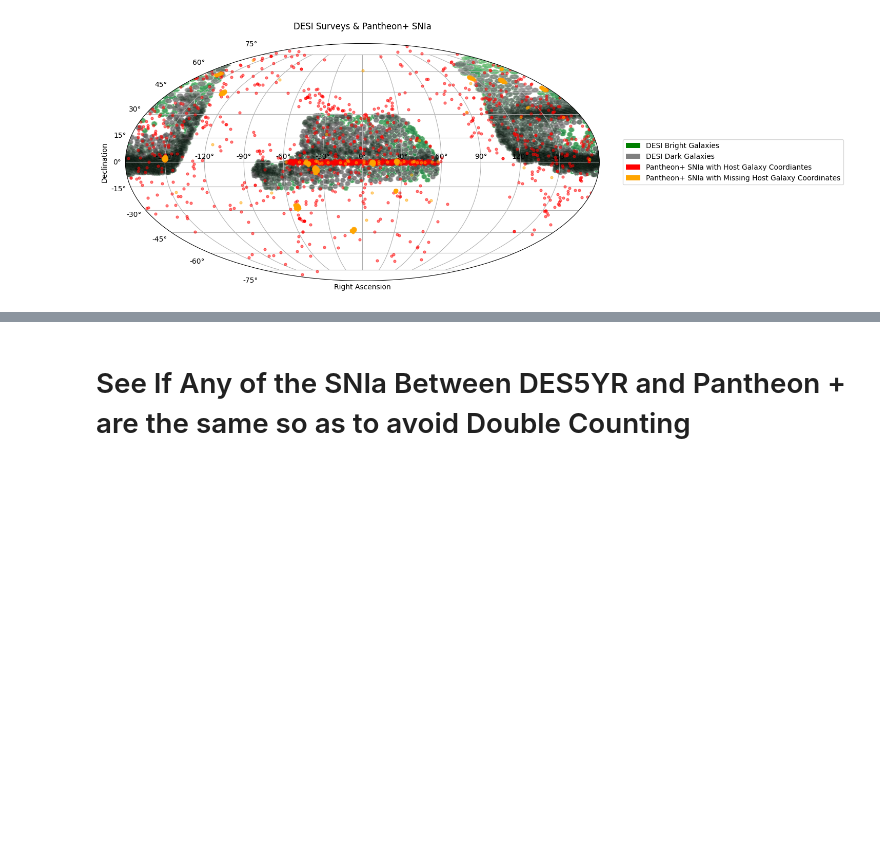
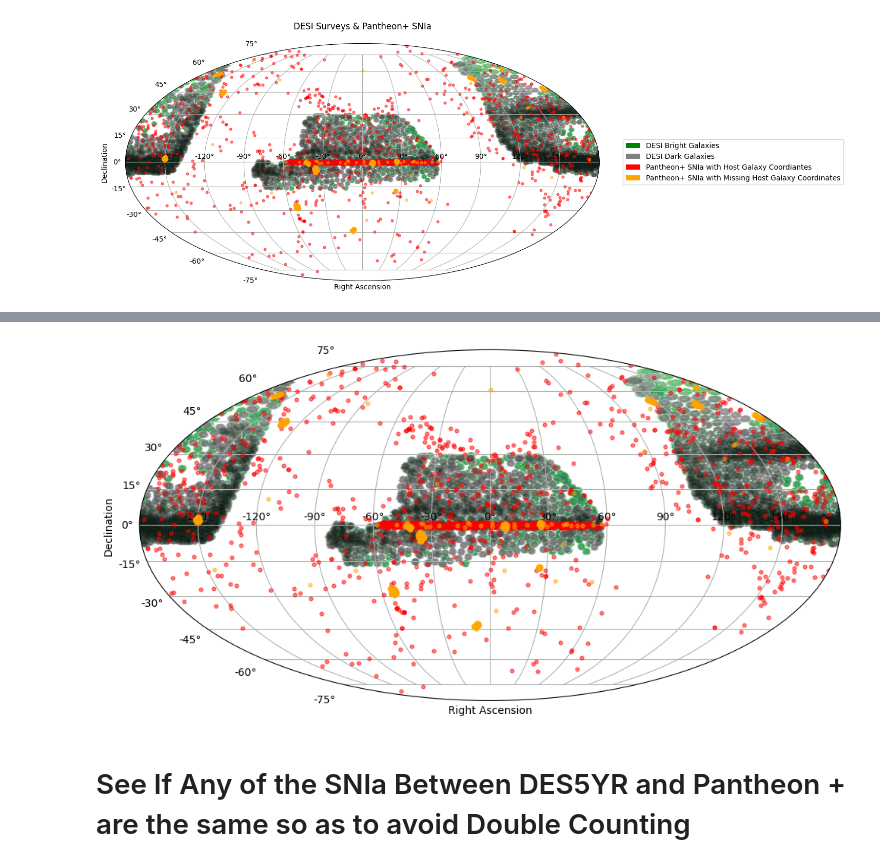
Before and after one commit to chernya4/first_paper, a Jupyter notebook: Pantheon_plus_DESI_explore.ipynb, the cells around one changed output, grey strips where cells are left out. Drawn from its saved outputs; the diff is of its cells as text; code cells hidden in the pictures; blank space fills up the shorter version.

Commit message:
Explored Work Done So Far for DES and Pantheon+

```diff
--- a/Pantheon_plus_DESI_explore.ipynb
+++ b/Pantheon_plus_DESI_explore.ipynb
@@ -146,0 +149,83 @@ Does not have host galaxy info 926
+# %%
+def prepare_coords(ra_deg, dec_deg):
+    """Convert RA/DEC from degrees to Mollweide-friendly radians."""
+    ra = np.deg2rad(ra_deg)
+    dec = np.deg2rad(dec_deg)
+    ra = np.remainder(ra + 2*np.pi, 2*np.pi)
+    ra[ra > np.pi] -= 2*np.pi
+    return -ra, dec
+
+# === Load DESI Bright ===
+bright = Table.read("DES5YR_DESI_match_data/desi_galaxy_metadata.fits")
+ra_bright, dec_bright = prepare_coords(bright['RA'], bright['DEC'])
+
+# === Load DESI Dark ===
+dark = Table.read("DES5YR_DESI_match_data/desi_galaxy_metadata_dark.fits")
+ra_dark, dec_dark = prepare_coords(dark['RA'], dark['DEC'])
+
+# === Load Pantheon+ SNIa w/t Host Galaxy Information Inlcuded ===
+# Note: we will be using Host Galaxy Coordiantes Here
+snia_df = pd.read_csv("Pantheon_plus_DESI_match_data/all_redshifts_PVs.csv")
+ra_hosts, dec_hosts = prepare_coords(snia_df['RA_host'], snia_df['Dec_host'])
+
+# === Load Pantheon+ SNIa w/t Missing Host Galaxy Informaiton ===
+# NOte: we will be using the Actual SNIa coordiantes here.
+missing_df = pd.read_csv("Pantheon_plus_DESI_match_data/all_redshifts_PVs_missing_host_coords.csv")
+ra_snia_missing, dec_snia_missing = prepare_coords(missing_df['RA'], missing_df['Dec'])
+
+
+# === Plot ===
+plt.figure(figsize=(13, 6))
+ax = plt.subplot(111, projection='mollweide')
+
+# Flatten arrays for hexbin
+x_bright, y_bright = ra_bright.flatten(), dec_bright.flatten()
+x_dark, y_dark = ra_dark.flatten(), dec_dark.flatten()
+
+# Hexbin with LogNorm for density contrast
+
+# DESI Bright (density)
+hb1 = ax.hexbin(x_bright, y_bright, gridsize=500, cmap='Greens',
+                mincnt=1, linewidths=0, norm=LogNorm())
+
+# DESI Dark (density)
+hb2 = ax.hexbin(x_dark, y_dark, gridsize=500, cmap='Greys',
+                mincnt=1, linewidths=0, norm=LogNorm())
+
+
+# SNIa with included Host Galaxy Information
+# Note: Host Galaxy coordiantes
+ax.plot(ra_hosts, dec_hosts, 'r.', markersize=7, alpha=0.5, label='Pantheon+ Host Galaxies')
+print("Has host galaxy info " + str(len(ra_hosts)))
+
+# SNIa with missing Host Galaxy Infroamtion
+# Note: the SNIa coordaintes are included in there
+ax.plot(ra_snia_missing, dec_snia_missing, '.', color = "orange", markersize=7, alpha=0.5, label='Pantheon+ SNIa (No Host Info)')
+print("Does not have host galaxy info " + str(len(ra_snia_missing)))
+
+
+
+# Legend using dummy patches
+legend_elements = [
+    Patch(facecolor='green', label='DESI Bright Galaxies', alpha=1),
+    Patch(facecolor='gray', label='DESI Dark Galaxies', alpha=1),
+    Patch(facecolor='red', label='Pantheon+ SNIa with Host Galaxy Coordiantes', alpha=1),
+    Patch(facecolor='orange', label='Pantheon+ SNIa with Missing Host Galaxy Coordinates', alpha=1)
+]
+# # External legend
+# ax.legend(
+#     handles=legend_elements,
+#     loc='center left',
+#     bbox_to_anchor=(1.05, 0.5),
+#     borderaxespad=0.,
+#     frameon=True
+#)
+
+# Plot settings
+# ax.set_title('DESI Surveys & Pantheon+ SNIa', pad=20)
+
+ax.set_xlabel('Right Ascension')
+ax.set_ylabel('Declination')
+ax.grid(True)
+plt.show()
+# %% [output]
@@ -147,3 +234,4 @@ Does not have host galaxy info 926
+[figure, added]
 # %% [markdown]
 # See If Any of the SNIa Between DES5YR and Pantheon + are the same so as to avoid Double Counting #
 # %%
```
Also changed, not shown: parts of 17 cells of this notebook, 2 other files.
